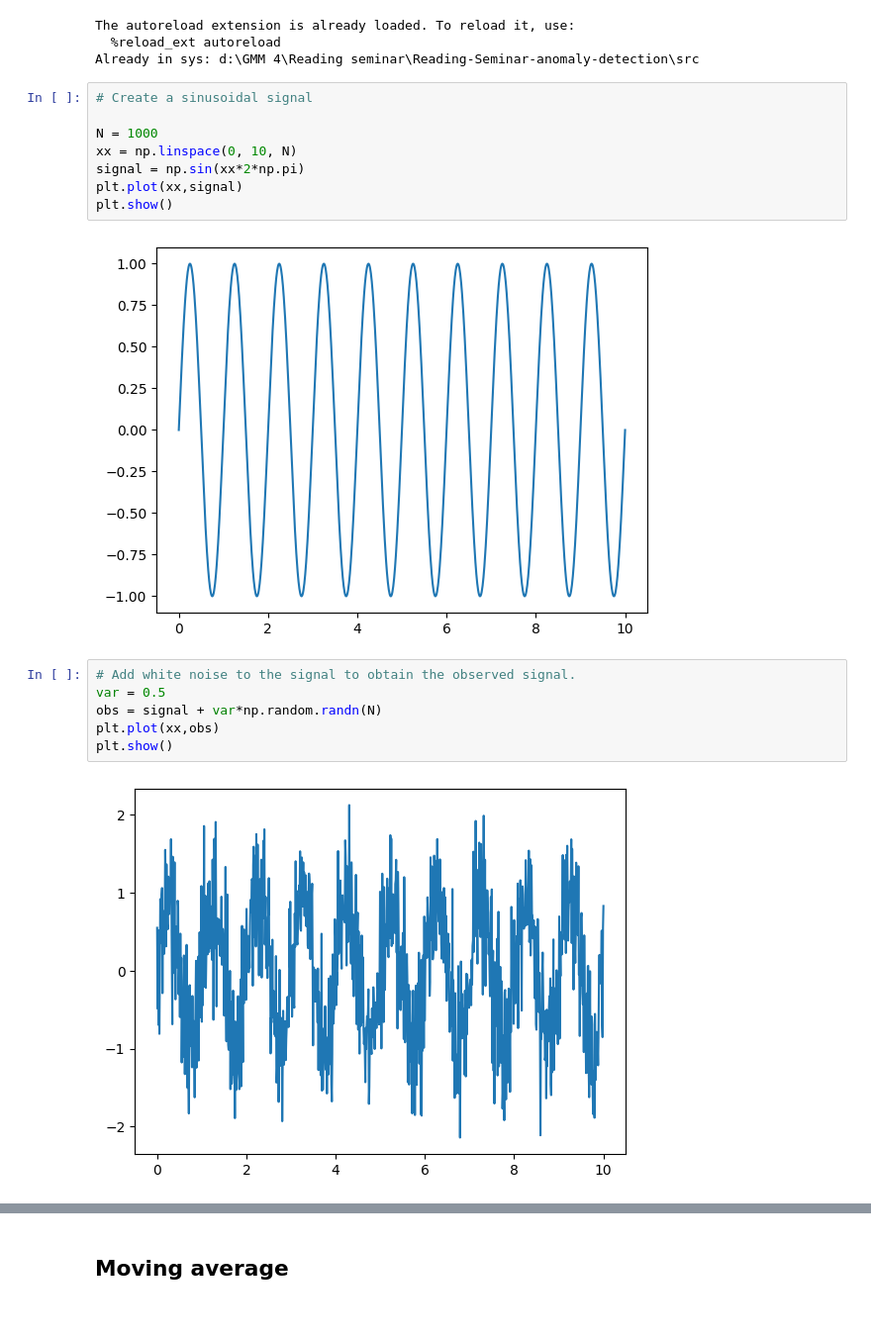
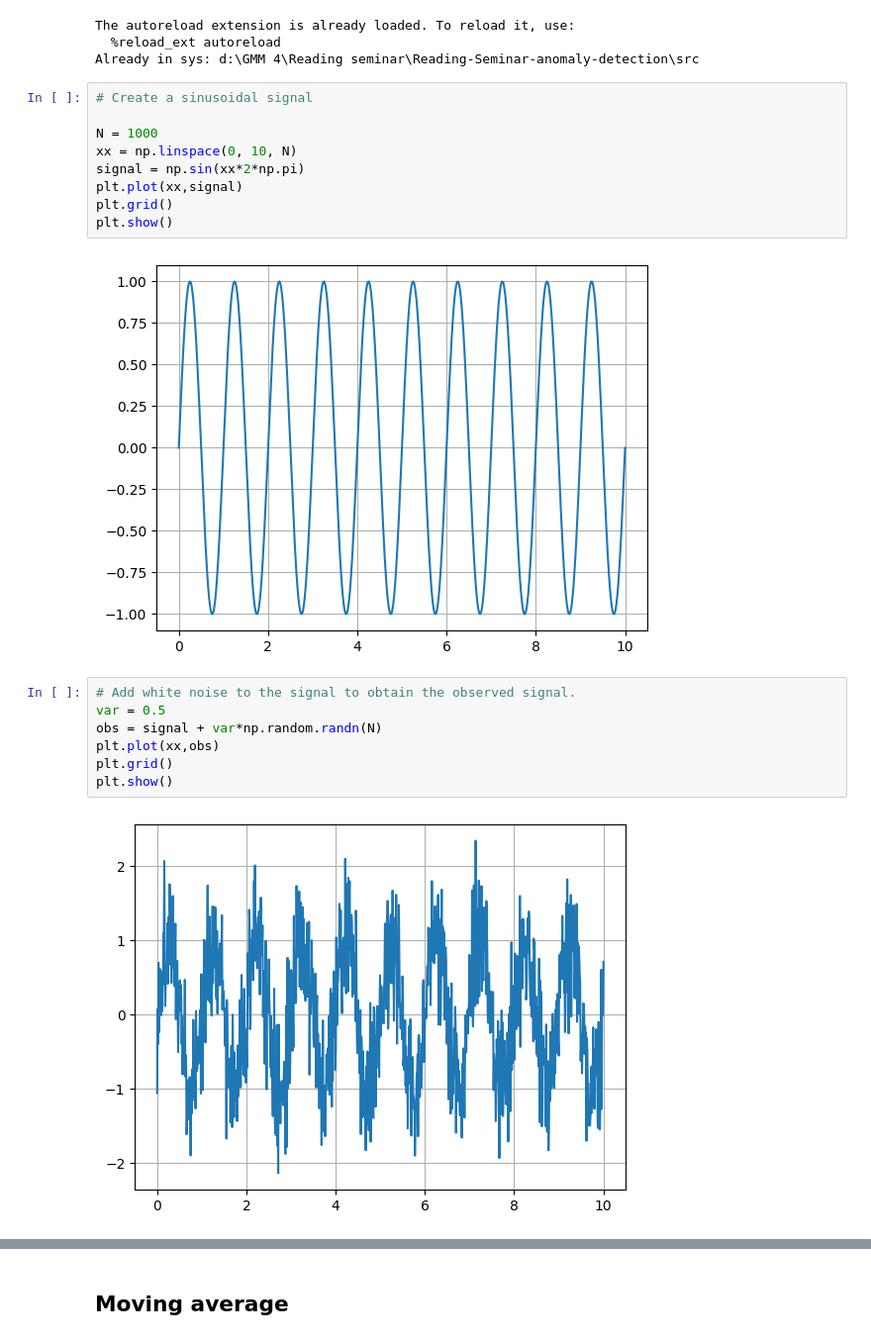
Before and after one commit to lukasfauli/Projet-recheche-INSA-anomaly-detection-librairy, a Jupyter notebook: demos/demo_filter.ipynb, the cells around one changed output, grey strips where cells are left out. Shown at 99% size. Cells and saved outputs as stored; diff of their text form.

```diff
--- a/demos/demo_filter.ipynb
+++ b/demos/demo_filter.ipynb
@@ -27,17 +27,19 @@ N = 1000
 xx = np.linspace(0, 10, N)
 signal = np.sin(xx*2*np.pi)
 plt.plot(xx,signal)
+plt.grid()
 plt.show()
 # %% [output]
-[figure, old version]
+[figure, new version]
 # %%
 # Add white noise to the signal to obtain the observed signal.
 var = 0.5
 obs = signal + var*np.random.randn(N)
 plt.plot(xx,obs)
+plt.grid()
 plt.show()
 # %% [output]
-[figure, old version]
+[figure, new version]
 # %%
 # plot the Fourier spectrum of the observed signal.
 
```
Also changed, not shown: parts of 18 cells of this notebook, 1 other file.
